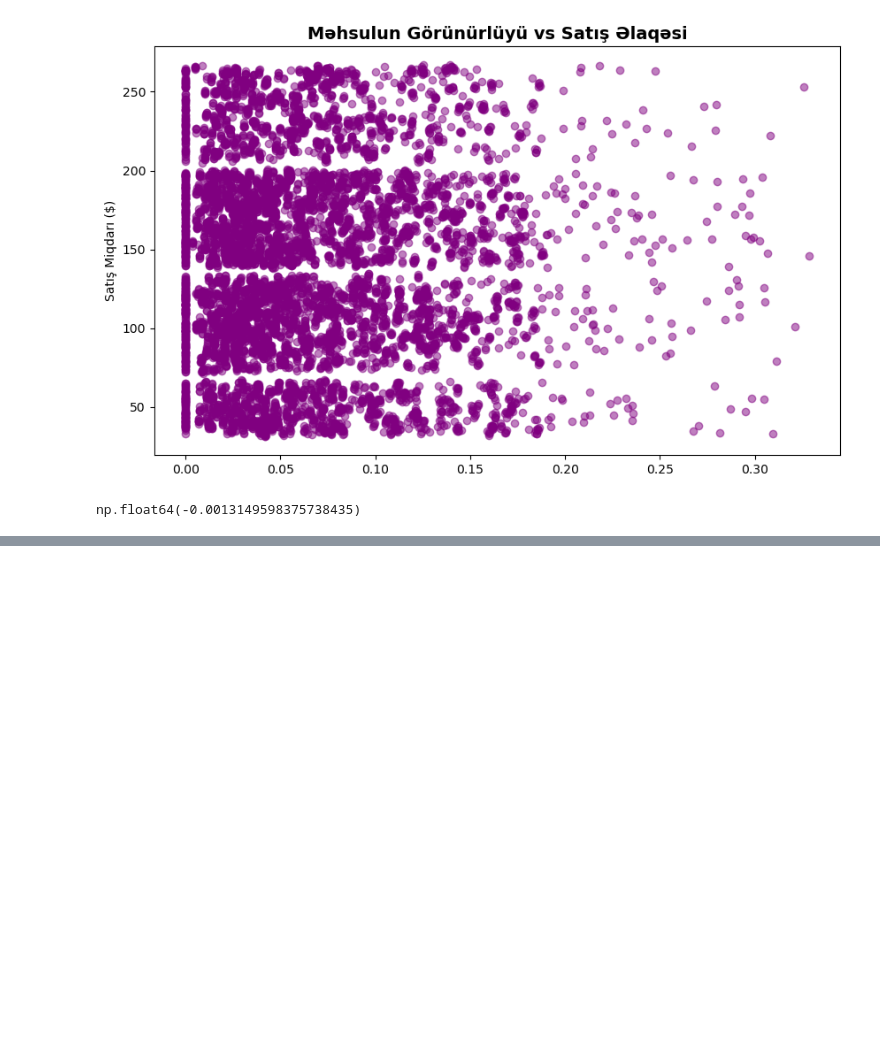
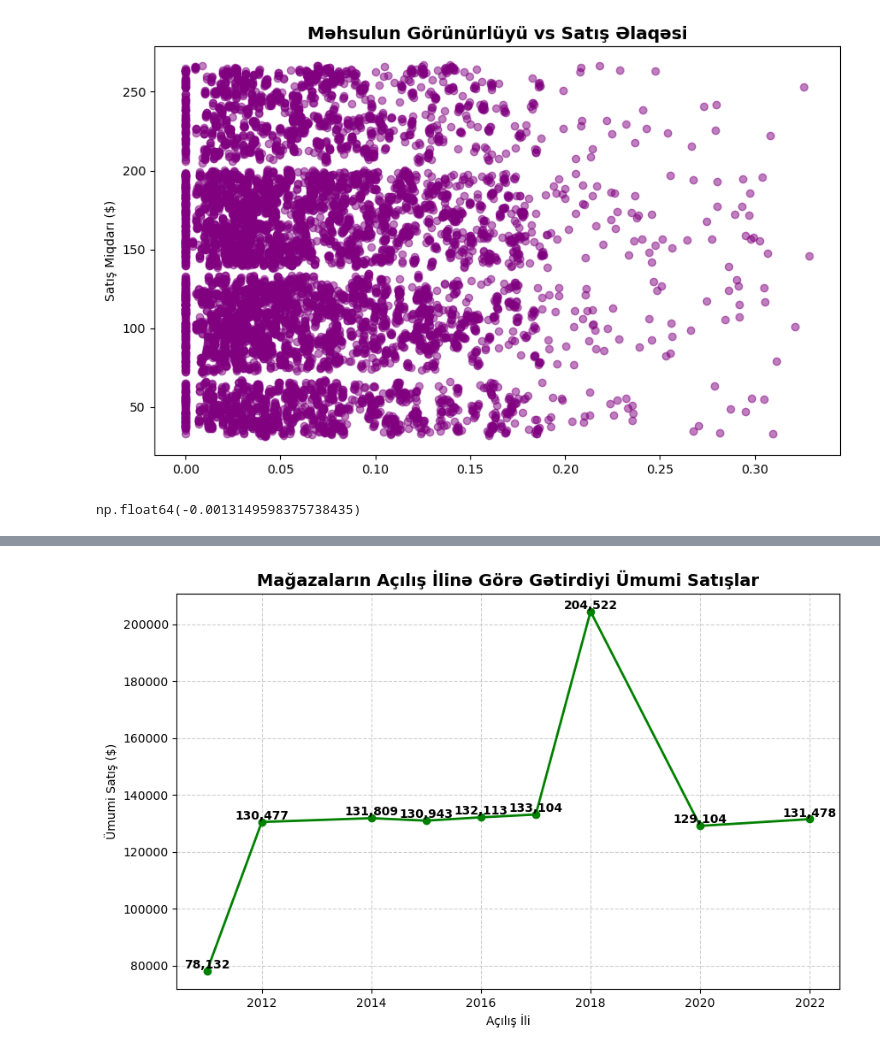
Before and after one commit to Nicat777222/Python-Data-Analysis-Tricks, a Jupyter notebook: 01_BlinkIT_Data_Temizleme_ve_Satis.ipynb, the cells around one changed output, grey strips where cells are left out. Drawn from its saved outputs; the diff is of its cells as text; code cells hidden in the pictures; blank space fills up the shorter version.

```diff
--- a/01_BlinkIT_Data_Temizleme_ve_Satis.ipynb
+++ b/01_BlinkIT_Data_Temizleme_ve_Satis.ipynb
@@ -134,0 +145,15 @@ plt.show()
+# %%
+import matplotlib.pyplot as plt
+iller_uzre_satislar = df.groupby('Outlet Establishment Year')['Sales'].sum().sort_index()
+plt.figure(figsize = (10,6))
+plt.plot(iller_uzre_satislar.index,iller_uzre_satislar.values,color = 'green',marker = 'o',linewidth = 2)
+plt.title('Mağazaların Açılış İlinə Görə Gətirdiyi Ümumi Satışlar',fontweight = 'bold',fontsize = 14)
+plt.ylabel('Ümumi Satış ($)')
+plt.xlabel('Açılış İli')
+plt.grid(True, linestyle='--', alpha=0.6)
+for il,satis in zip(iller_uzre_satislar.index, iller_uzre_satislar.values):
+    plt.text(il,satis,f"{satis:,.0f}",ha='center',va = 'bottom',fontsize = 10,fontweight = 'bold')
+
+plt.show()
+# %% [output]
+[figure, added]
```
Also changed, not shown: parts of 6 cells of this notebook.
